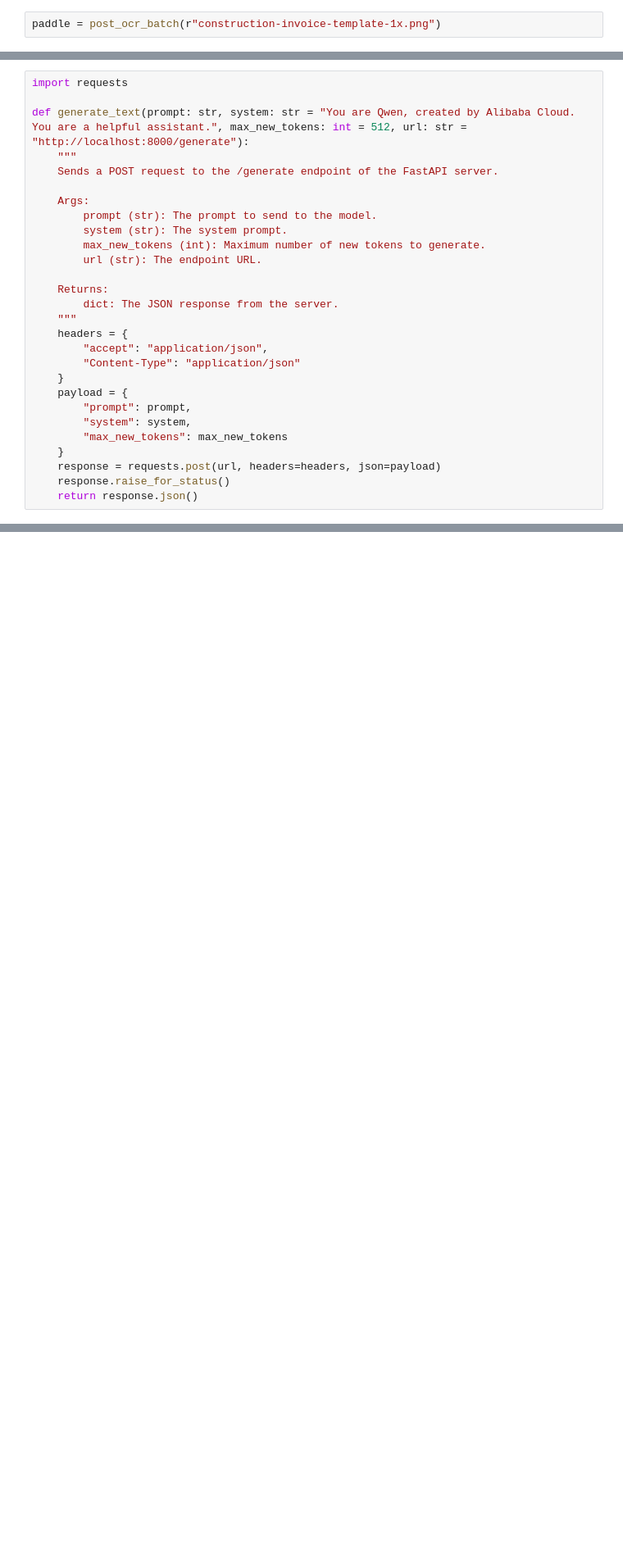
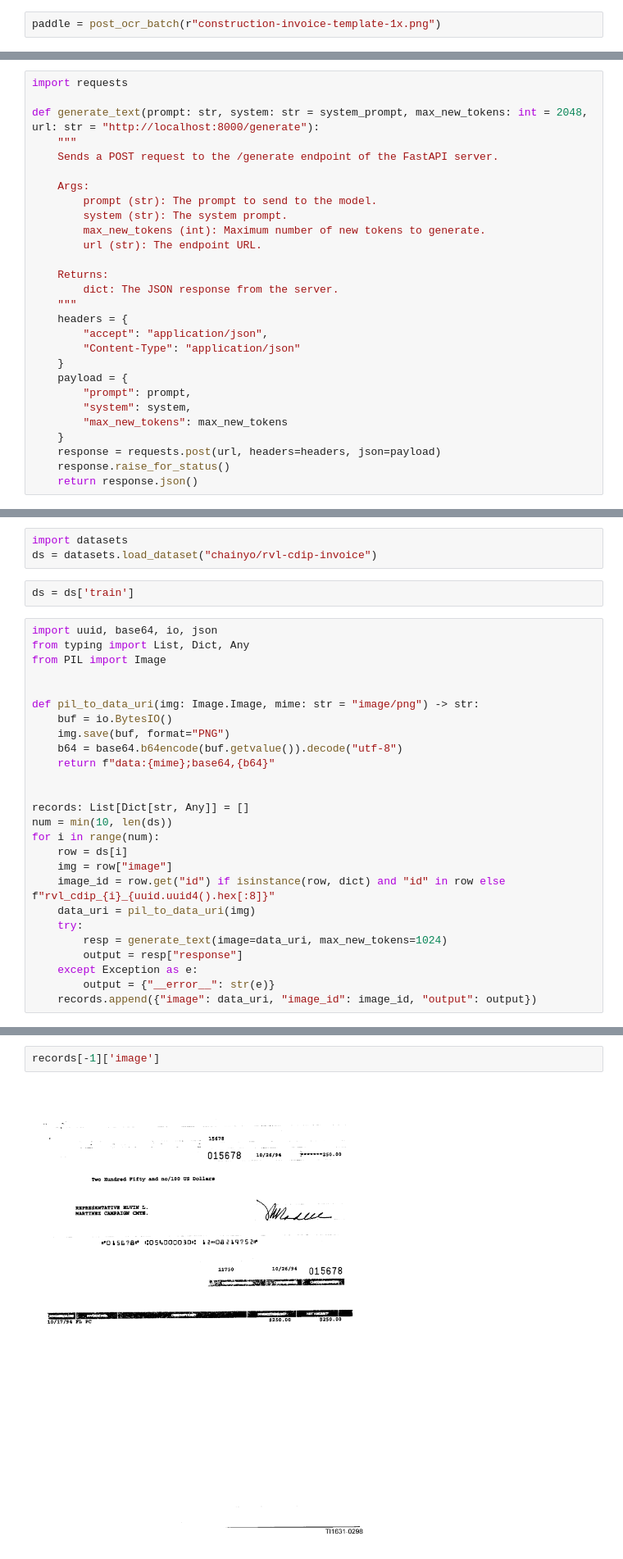
Before and after one commit to avewright/invoice, a Jupyter notebook: playground.ipynb, the cells around one changed output, grey strips where cells are left out. Shown at 82% size. Cells and saved outputs as stored; diff of their text form; blank space fills up the shorter version.

```diff
--- a/playground.ipynb
+++ b/playground.ipynb
@@ -28,7 +152,7 @@ paddle
 # %%
 import requests
 
-def generate_text(prompt: str, system: str = "You are Qwen, created by Alibaba Cloud. You are a helpful assistant.", max_new_tokens: int = 512, url: str = "http://localhost:8000/generate"):
+def generate_text(prompt: str, system: str = system_prompt, max_new_tokens: int = 2048, url: str = "http://localhost:8000/generate"):
     """
     Sends a POST request to the /generate endpoint of the FastAPI server.
 
@@ -65,0 +267,31 @@ llm_response
+# %%
+import datasets
+ds = datasets.load_dataset("chainyo/rvl-cdip-invoice")
+# %%
+ds = ds['train']
+# %%
+import uuid, base64, io, json
+from typing import List, Dict, Any
+from PIL import Image
+
+
+def pil_to_data_uri(img: Image.Image, mime: str = "image/png") -> str:
+    buf = io.BytesIO()
+    img.save(buf, format="PNG")
+    b64 = base64.b64encode(buf.getvalue()).decode("utf-8")
+    return f"data:{mime};base64,{b64}"
+
+
+records: List[Dict[str, Any]] = []
+num = min(10, len(ds))
+for i in range(num):
+    row = ds[i]
+    img = row["image"]
+    image_id = row.get("id") if isinstance(row, dict) and "id" in row else f"rvl_cdip_{i}_{uuid.uuid4().hex[:8]}"
+    data_uri = pil_to_data_uri(img)
+    try:
+        resp = generate_text(image=data_uri, max_new_tokens=1024)
+        output = resp["response"]
+    except Exception as e:
+        output = {"__error__": str(e)}
+    records.append({"image": data_uri, "image_id": image_id, "output": output})
@@ -65,0 +307,4 @@ llm_response
+# %%
+records[-1]['image']
+# %% [output]
+[figure, added]
```
Also changed, not shown: parts of 9 cells of this notebook, 7 other files.
